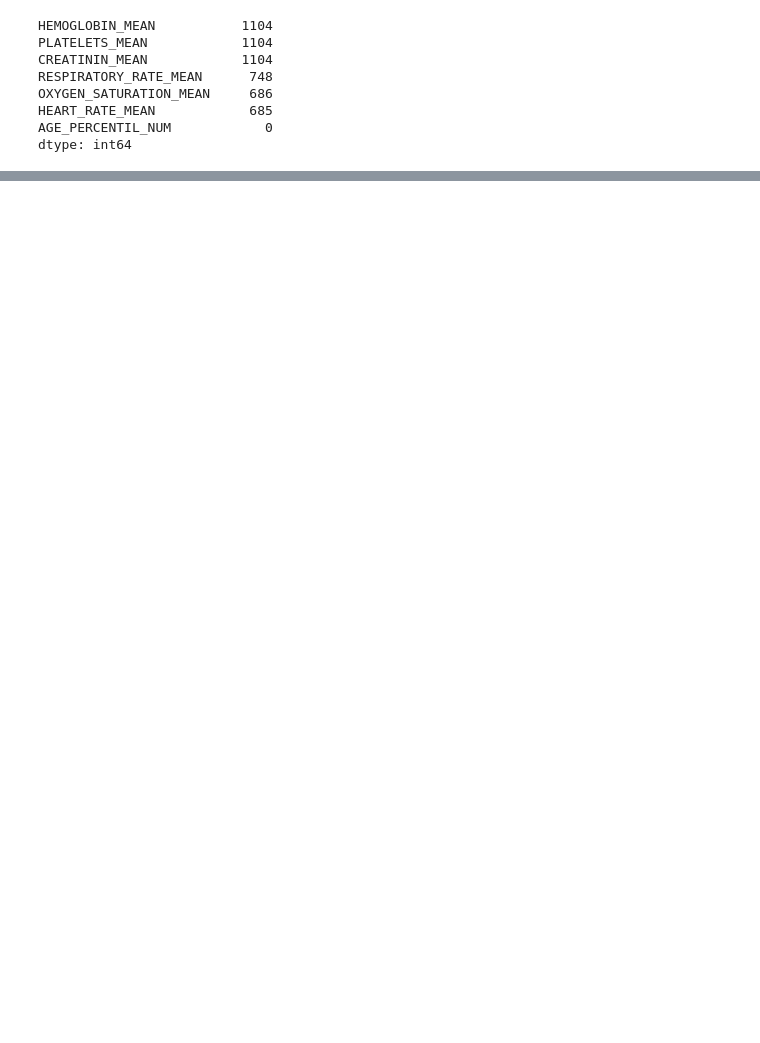
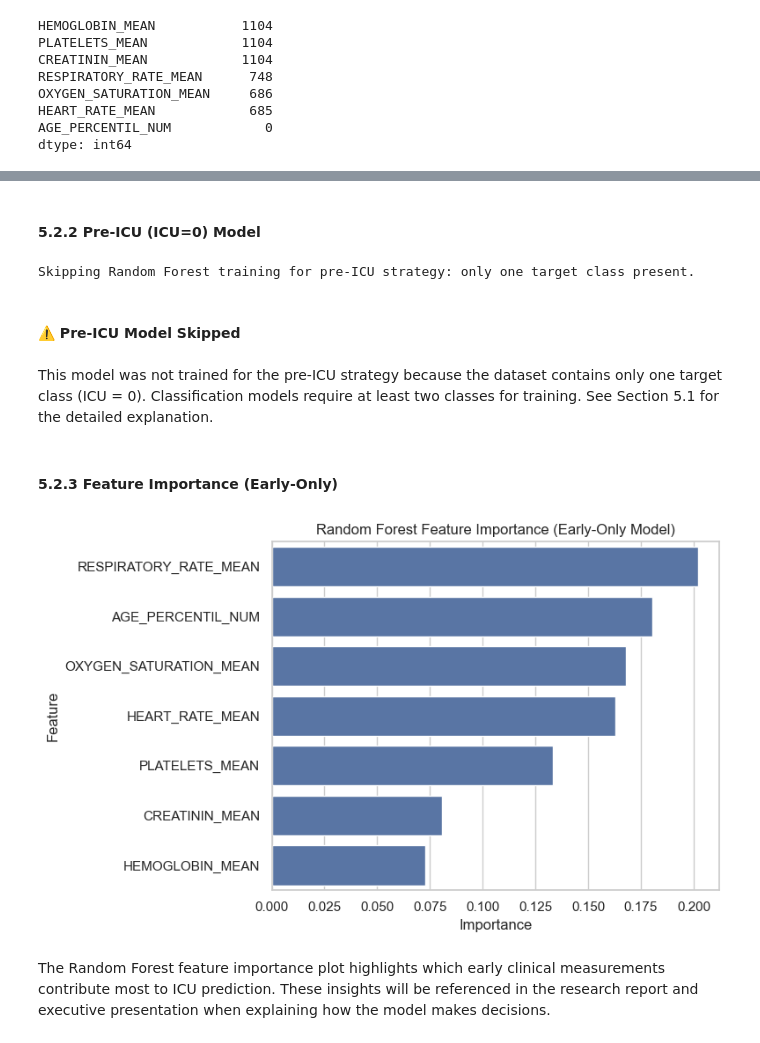
Before and after one commit to randel-bjorkquist/jupyter-notebooks-vscode, a Jupyter notebook: Project4_CapstoneProject_Analyzing_COVID19_Pandemic.ipynb, the cells around one changed output, grey strips where cells are left out. Cells and saved outputs as stored; diff of their text form; code cells hidden in the pictures; blank space fills up the shorter version.

```diff
--- a/Project4_CapstoneProject_Analyzing_COVID19_Pandemic.ipynb
+++ b/Project4_CapstoneProject_Analyzing_COVID19_Pandemic.ipynb
@@ -524,0 +520,4 @@ AGE_PERCENTIL was converted from ordinal text values (e.g., "60th", "Above 90th"
+# %%
+# Create a filtered DataFrame for early window (0-2 days)
+df_early = df[df['WINDOW'] == '0-2'].copy()
+df_early.shape
@@ -624,2 +878,24 @@ X_train, X_test, y_train, y_test = train_test_split(X, y, test_size=0.2, random_
 # %%
-# placeholder ...
+from sklearn.ensemble import RandomForestClassifier
+
+unique_classes_early = y_early_train.unique()
+#print("Unique classes in y_early_train (early-only):", unique_classes_early)
+
+if len(unique_classes_early) < 2:
+    print("Skipping Random Forest training for early-only strategy: only one target class present.")
+else:
+    rf_early = RandomForestClassifier( n_estimators = 200
+                                      ,random_state = 42
+                                      ,n_jobs       = -1
+                                      ,class_weight = "balanced" )  # helps counter class imbalance
+
+    rf_early.fit(X_early_train, y_early_train)
+
+    y_early_pred_rf  = rf_early.predict(X_early_test)
+    y_early_proba_rf = rf_early.predict_proba(X_early_test)[:, 1]
+
+    evaluate_binary_classifier( y_true = y_early_test
+                               ,y_pred = y_early_pred_rf
+                               ,model_name   = "RandomForest"
+                               ,strategy     = "early-only"
+                               ,results_list = model_results )
@@ -626 +910,52 @@ X_train, X_test, y_train, y_test = train_test_split(X, y, test_size=0.2, random_
+# %% [markdown]
+#### 5.2.2 Pre-ICU (ICU=0) Model
+# %%
+unique_classes_preicu = y_preicu_train.unique()
+#print("Unique classes in y_preicu_train (pre-ICU):", unique_classes_preicu)
+
+if len(unique_classes_preicu) < 2:
+    print("Skipping Random Forest training for pre-ICU strategy: only one target class present.")
+else:
+    rf_preicu = RandomForestClassifier( n_estimators = 200
+                                       ,random_state = 42
+                                       ,n_jobs       = -1
+                                       ,class_weight = "balanced" )
+
+    rf_preicu.fit(X_preicu_train, y_preicu_train)
+
+    y_preicu_pred_rf  = rf_preicu.predict(X_preicu_test)
+    y_preicu_proba_rf = rf_preicu.predict_proba(X_preicu_test)[:, 1]
+
+    evaluate_binary_classifier( y_true = y_preicu_test
+                               ,y_pred = y_preicu_pred_rf
+                               ,model_name   = "RandomForest"
+                               ,strategy     = "pre-ICU"
+                               ,results_list = model_results )
+# %% [output]
+Skipping Random Forest training for pre-ICU strategy: only one target class present.
+# %% [markdown]
+#### ⚠️ Pre-ICU Model Skipped
+# %% [markdown]
+This model was not trained for the pre-ICU strategy because the dataset contains only one target class (ICU = 0). Classification models require at least two classes for training. See Section 5.1 for the detailed explanation.
+# %% [markdown]
+#### 5.2.3 Feature Importance (Early-Only)
+# %%
+rf_importances     = rf_early.feature_importances_
+rf_feat_importance = pd.Series(rf_importances, index = X_early.columns).sort_values(ascending = False)
+
+plt.figure(figsize=(8, 5))
+
+sns.barplot( x = rf_feat_importance.values
+            ,y = rf_feat_importance.index )
+
+plt.title("Random Forest Feature Importance (Early-Only Model)")
+plt.xlabel("Importance")
+plt.ylabel("Feature")
+
+plt.tight_layout()
+plt.show()
+# %% [output]
+[figure, added]
+# %% [markdown]
+The Random Forest feature importance plot highlights which early clinical measurements contribute most to ICU prediction. These insights will be referenced in the research report and executive presentation when explaining how the model makes decisions.
 # %% [markdown]
```
Also changed, not shown: parts of 126 cells of this notebook, 1 other file.
